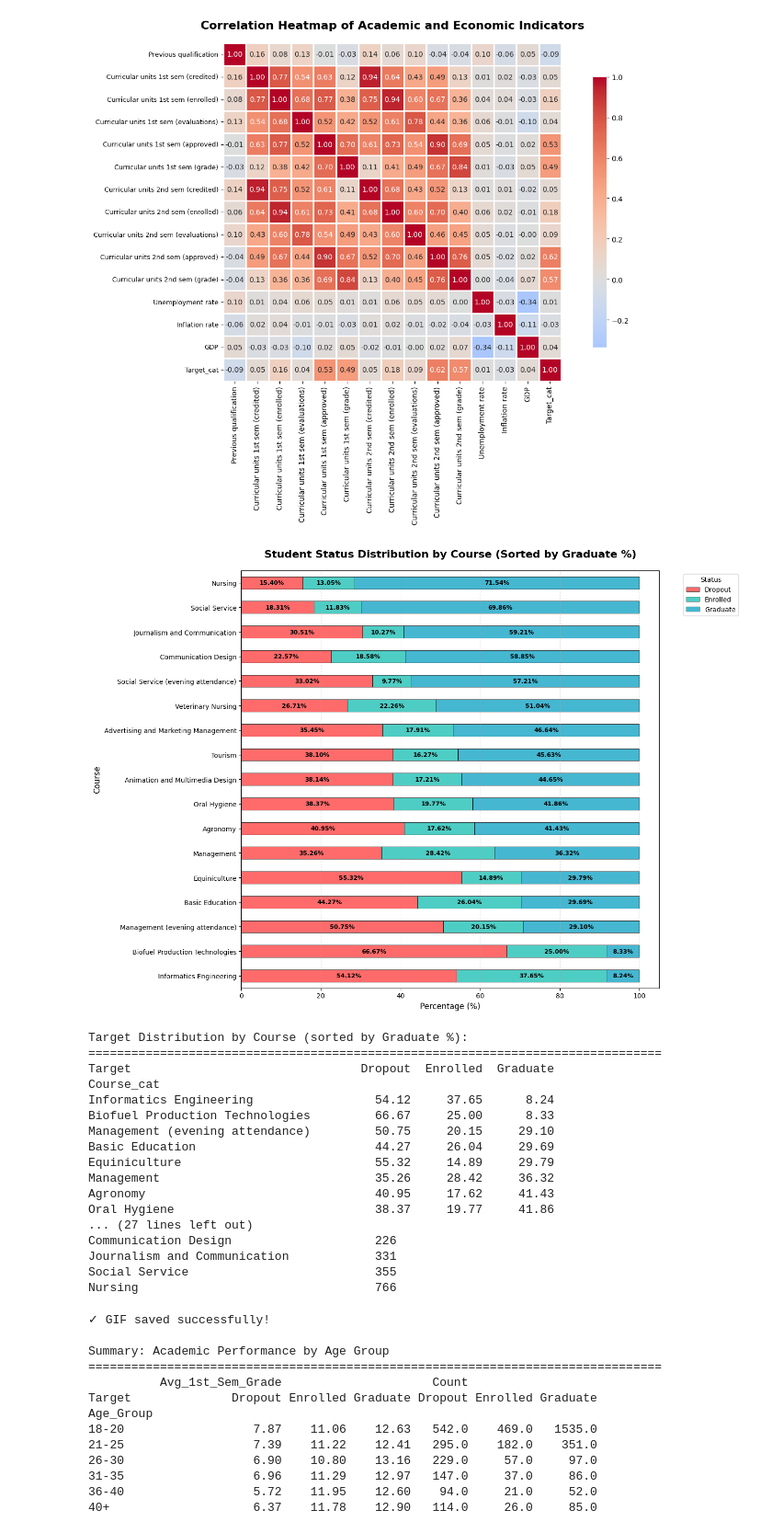
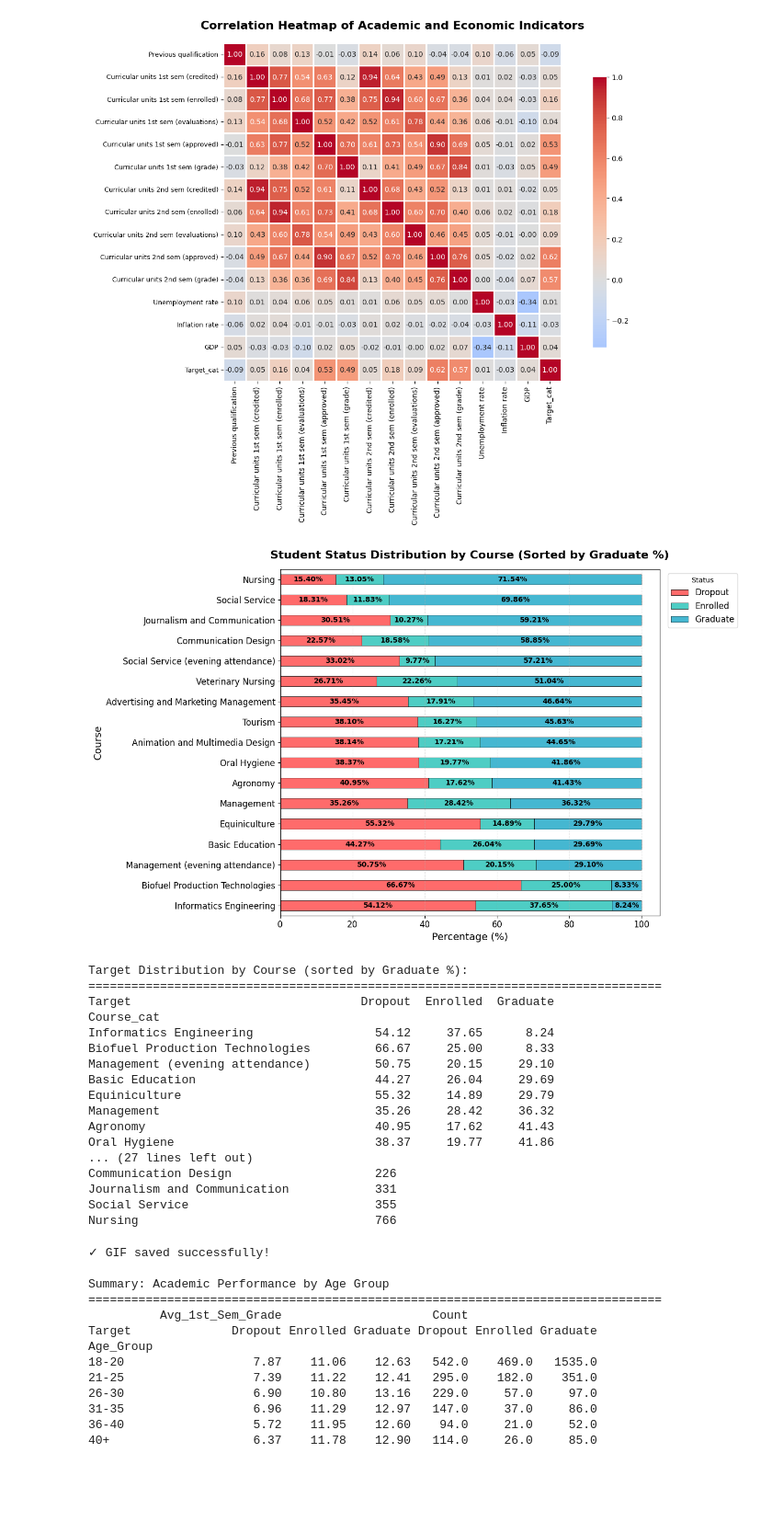
Before and after one commit to AldyG/PDA_G17, a Jupyter notebook: DataPrepEDA.ipynb, the cells around one changed output. Shown at 92% size. Saved outputs shown, nothing was run; the diff lists cells and outputs as text; code cells hidden in the pictures; blank space fills up the shorter version.

Commit message:
fix: EDA
Changed some sizes for visualizations.

```diff
--- a/DataPrepEDA.ipynb
+++ b/DataPrepEDA.ipynb
@@ -1180,7 +1207,7 @@ course_target = pd.crosstab(data['Course_cat'], data['Target'], normalize='index
 course_target_sorted = course_target.sort_values(by='Graduate', ascending=True)
 
 # Create a stacked bar chart
-fig, ax = plt.subplots(figsize=(14, 10))
+fig, ax = plt.subplots(figsize=(13, 8))
 course_target_sorted.plot(kind='barh', stacked=True, ax=ax,
                           color={'Dropout': '#ff6b6b', 'Enrolled': '#4ecdc4', 'Graduate': '#45b7d1'},
                           edgecolor='black', linewidth=0.5)
@@ -1189,39 +1216,41 @@ course_target_sorted.plot(kind='barh', stacked=True, ax=ax,
 for i, course in enumerate(course_target_sorted.index):
     cumulative = 0
     for status in ['Dropout', 'Enrolled', 'Graduate']:
         if status in course_target_sorted.columns:
             value = course_target_sorted.loc[course, status]
             if value > 3:  # Only show label if segment is large enough
                 label_position = cumulative + value / 2
                 ax.text(label_position, i, f'{value:.2f}%',
-                       ha='center', va='center', fontsize=9, fontweight='bold', color='black')
+                       ha='center', va='center', fontsize=10, fontweight='bold', color='black')
             cumulative += value
 
 # Graph informations
-plt.title('Student Status Distribution by Course (Sorted by Graduate %)', fontsize=16, fontweight='bold', pad=20)
-plt.xlabel('Percentage (%)', fontsize=12)
-plt.ylabel('Course', fontsize=12)
-plt.legend(title='Status', bbox_to_anchor=(1.05, 1), loc='upper left', fontsize=10)
+plt.title('Student Status Distribution by Course (Sorted by Graduate %)', fontsize=16, fontweight='bold', pad=15)
+plt.xlabel('Percentage (%)', fontsize=14)
+plt.xticks(fontsize=12)
+plt.ylabel('Course', fontsize=14)
+plt.yticks(fontsize=12)
+plt.legend(title='Status', bbox_to_anchor=(1.01, 1), loc='upper left', fontsize=12)
 plt.grid(axis='x', alpha=0.3, linestyle='--')
 
 plt.tight_layout()
 # Save graph
 plt.savefig('images/viz/target_distribution_by_course.png', dpi=500)
 plt.show()
 
 # Display the actual percentages
 print("\nTarget Distribution by Course (sorted by Graduate %):")
 print("="*80)
 course_target_display = course_target_sorted.round(2)
 print(course_target_display.to_string())
 
 # Show the count of students per course (statistics)
 print("\n\nStudent Count by Course:")
 print("="*80)
 course_counts = data['Course_cat'].value_counts().loc[course_target_sorted.index]
 print(course_counts.to_string())
 # %% [output]
-[figure, old version]
+[figure, new version]
 Target Distribution by Course (sorted by Graduate %):
 ================================================================================
 Target                                Dropout  Enrolled  Graduate
```
Also changed, not shown: parts of 3 cells of this notebook.
